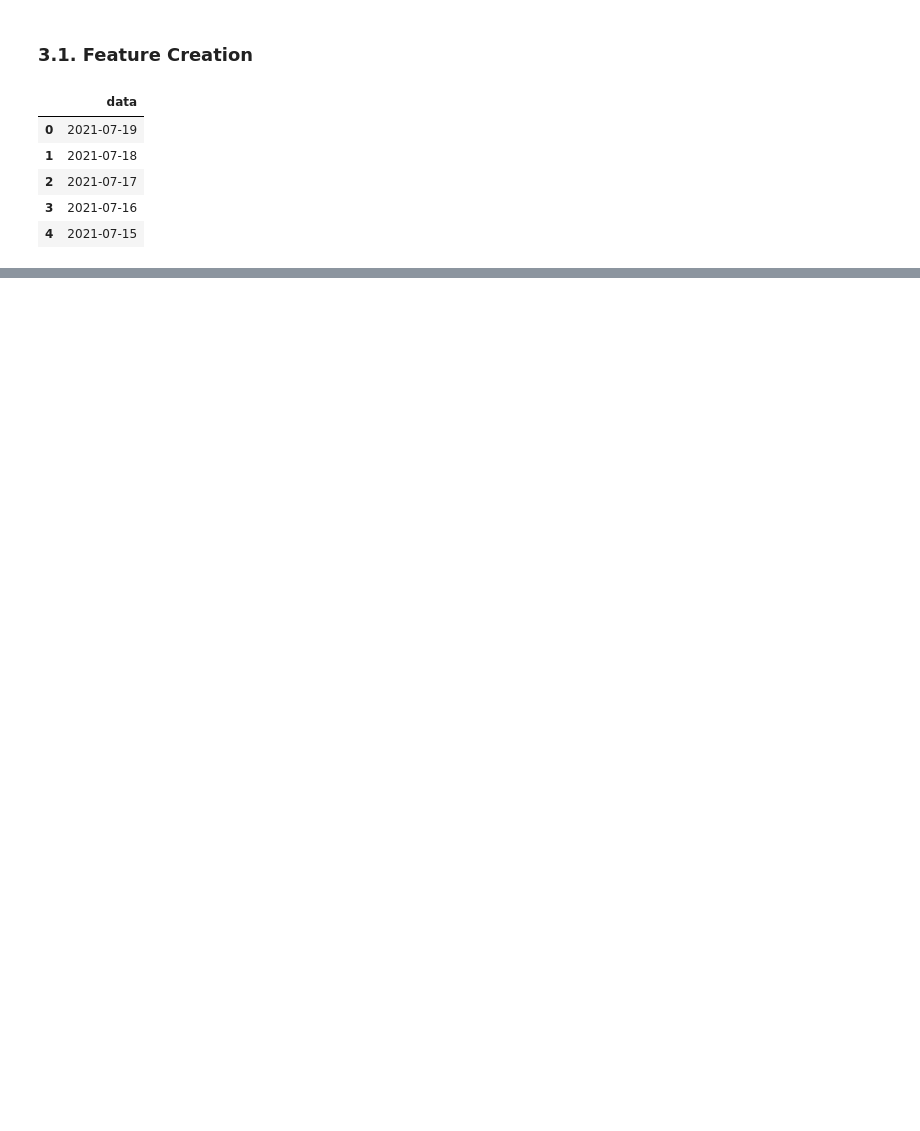
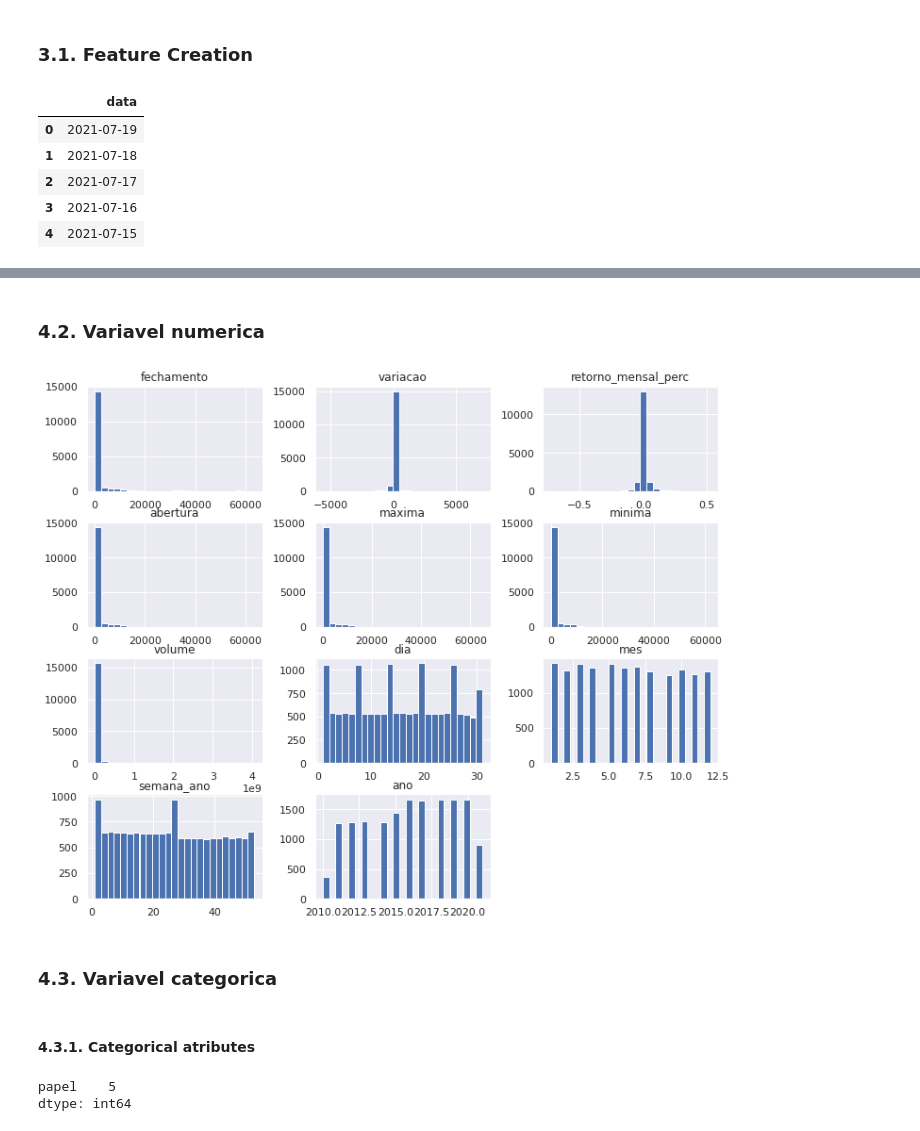
Before and after one commit to wilianuhlmann/predict_profitability_dr, a Jupyter notebook: alpha_funding.ipynb, the cells around one changed output, grey strips where cells are left out. Cells and saved outputs as stored; diff of their text form; code cells hidden in the pictures; blank space fills up the shorter version.

```diff
--- a/alpha_funding.ipynb
+++ b/alpha_funding.ipynb
@@ -550,0 +727,9 @@ df3
+# %% [markdown]
+### 4.2. Variavel numerica
+# %%
+num_attributes = df4.select_dtypes( include=['int64', 'float64'] )
+num_attributes.hist( bins=25 );
+# %% [output]
+[figure, added]
+# %% [markdown]
+### 4.3. Variavel categorica
@@ -550,0 +738,10 @@ df3
+# %% [markdown]
+#### 4.3.1. Categorical atributes
+# %%
+# Neste caso o dataset simples e não precisaria de uma analise de quantos tipos de variaveis categoricas temos, está aqui so para
+# representação de conhecimento de como explorar melhor um volume maior de dados
+# Neste caso temos apenas 5 tipos de categorias, que são: Dolar, BOVA11, SMAL11, Bitcoin e Ethereum
+cat_attributes.apply( lambda x: x.unique().shape[0] )
+# %% [output]
+papel    5
+dtype: int64
```
Also changed, not shown: parts of 38 cells of this notebook.
